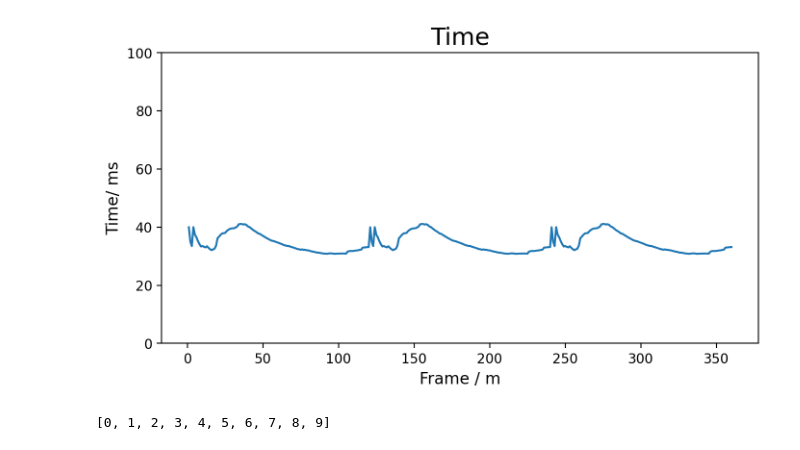
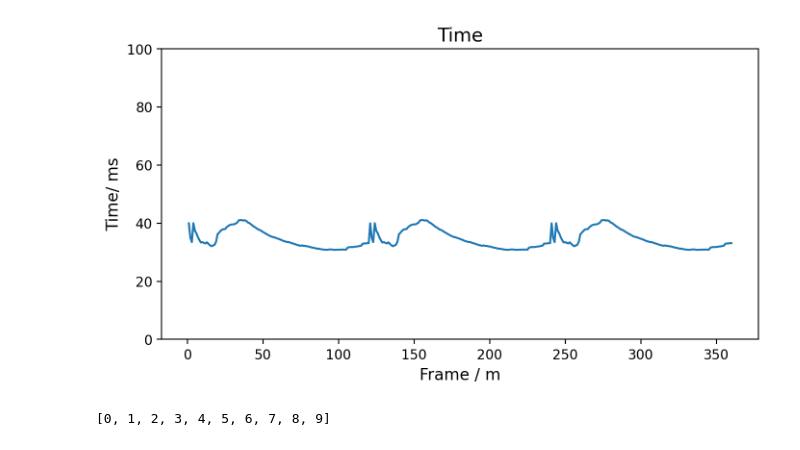
Before and after one commit to HuangCongQing/python-libraries, a Jupyter notebook: 03Matplotlib/应用/折线图.ipynb, the cells around one changed output. Saved outputs shown, nothing was run; the diff lists cells and outputs as text; code cells hidden in the pictures.

```diff
--- a/03Matplotlib/应用/折线图.ipynb
+++ b/03Matplotlib/应用/折线图.ipynb
@@ -12,22 +12,22 @@ y = [39.9688, 35.0036, 33.5007, 40.0099, 37.4363, 36.5292, 35.2275, 34.1864, 33.
 x  = [i for i in range(1,len(y)+1)] #距离m
 
 #plt.plot(x, y, 'ro-')
 #plt.xlim(-1, 11)  # 限定横轴的范围
 plt.ylim(0, 100)  # 限定纵轴的范围
 # plt.plot(x, y, marker='o', mec='r', mfc='w',)
 plt.plot(x, y, mec='r', mfc='w',)
 plt.xlabel("Frame / m", fontsize=12)  # X轴标签
 plt.ylabel("Time/ ms", fontsize=12)  # Y轴标签
-plt.title("Time", fontsize=18) #整个图像的标题和字体的大小
+plt.title("Time", fontsize=14) #整个图像的标题和字体的大小
 # 显示网格
 # plt.grid(True)
 #设置数字标签
 # for a,b in zip(x,y):
 #     plt.text(a+2, b+4, '%.0f' % b, ha='center', va= 'bottom',fontsize=12)
 
 plt.show()
 # %% [output]
-[figure, old version]
+[figure, new version]
 # %%
 [*range(10)]
 # %% [output]
```
